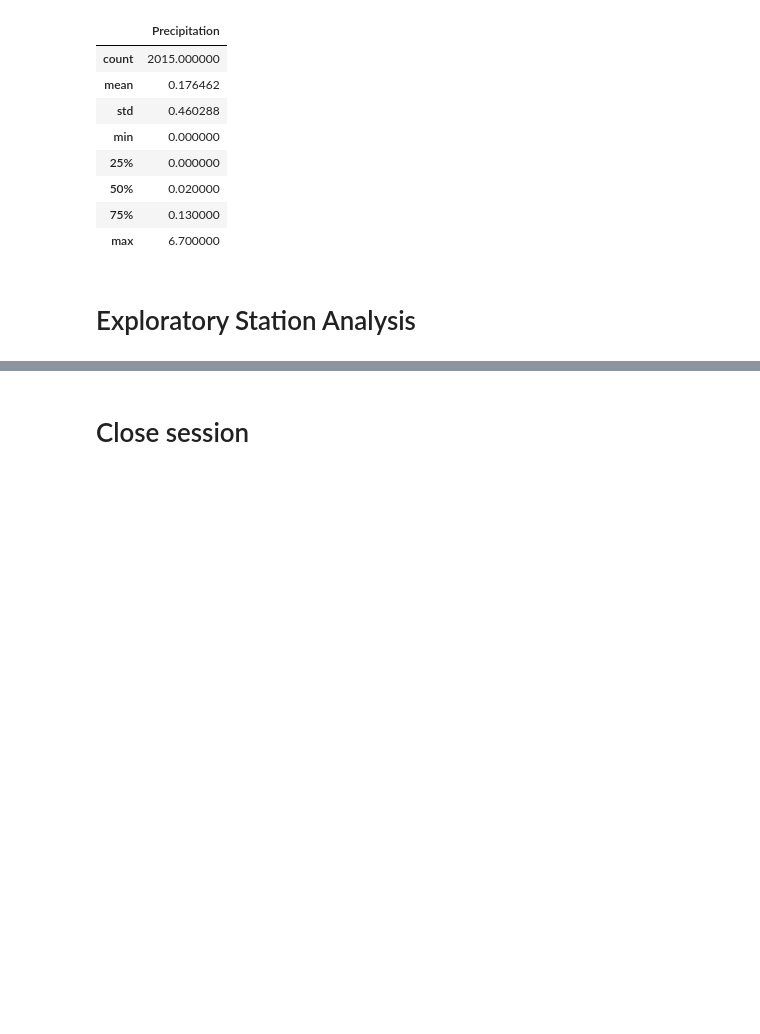
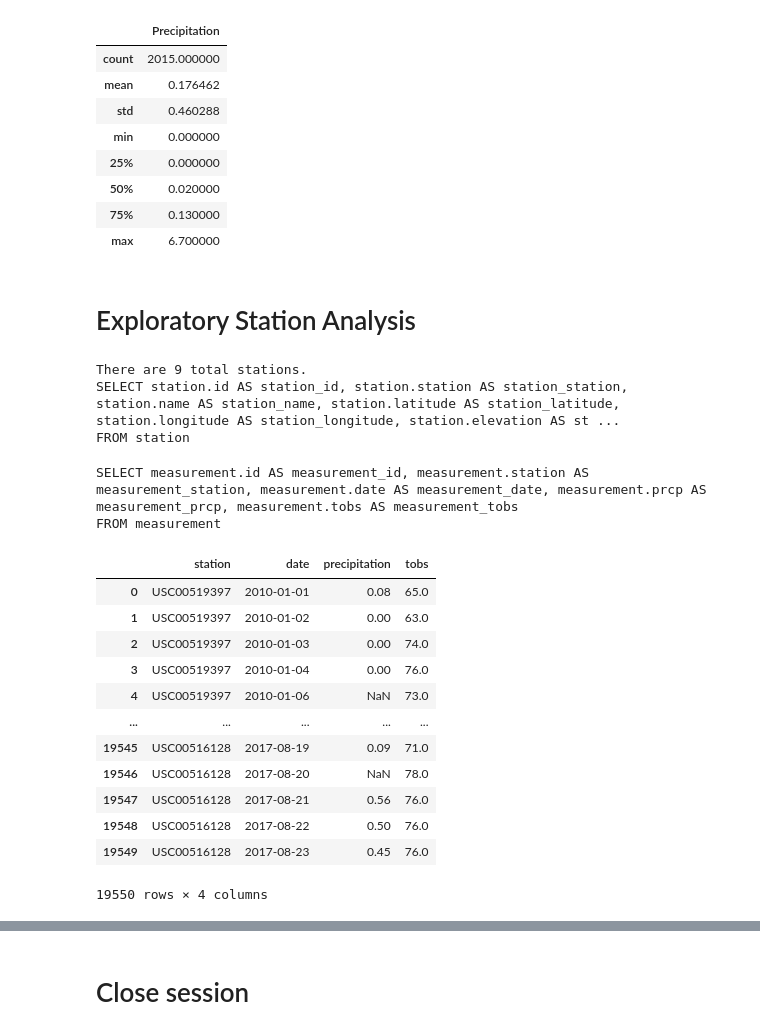
Before and after one commit to hills072/sqlalchemy-challenge, a Jupyter notebook: ClimateAnalysis.ipynb, the cells around one changed output, grey strips where cells are left out. Saved outputs shown, nothing was run; the diff lists cells and outputs as text; code cells hidden in the pictures; blank space fills up the shorter version.

```diff
--- a/ClimateAnalysis.ipynb
+++ b/ClimateAnalysis.ipynb
@@ -122,2 +152,37 @@ precip_df.describe()
 # %%
 # Design a query to calculate the total number stations in the dataset
+
+### print query of Station to pull out translated SQL code for the query to find column names ###
+    ### print(session.query(Station)) ###
+
+print(session.query(Station))
+# %% [output]
+There are 9 total stations.
+SELECT station.id AS station_id, station.station AS station_station, station.name AS station_name, station.latitude AS station_latitude, station.longitude AS station_longitude, station.elevation AS st ...
+FROM station
+# %%
+print(session.query(Measurement))
+# %% [output]
+SELECT measurement.id AS measurement_id, measurement.station AS measurement_station, measurement.date AS measurement_date, measurement.prcp AS measurement_prcp, measurement.tobs AS measurement_tobs
+FROM measurement
+# %%
+measure_data = session.query(Measurement.station, Measurement.date, Measurement.prcp, Measurement.tobs)
+measure_df = pd.DataFrame(measure_data, columns = ['station', 'date', 'precipitation', 'tobs'])
+measure_df.set_index(['station'])
+measure_df.dropna()
+
+measure_df
+# %% [output]
+|  | station | date | precipitation | tobs |
+| 0 | USC00519397 | 2010-01-01 | 0.08 | 65.0 |
+| 1 | USC00519397 | 2010-01-02 | 0.00 | 63.0 |
+| 2 | USC00519397 | 2010-01-03 | 0.00 | 74.0 |
+| 3 | USC00519397 | 2010-01-04 | 0.00 | 76.0 |
+| 4 | USC00519397 | 2010-01-06 | NaN | 73.0 |
+| ... | ... | ... | ... | ... |
+| 19545 | USC00516128 | 2017-08-19 | 0.09 | 71.0 |
+| 19546 | USC00516128 | 2017-08-20 | NaN | 78.0 |
+| 19547 | USC00516128 | 2017-08-21 | 0.56 | 76.0 |
+| 19548 | USC00516128 | 2017-08-22 | 0.50 | 76.0 |
+| 19549 | USC00516128 | 2017-08-23 | 0.45 | 76.0 |
+19550 rows × 4 columns
```
Also changed, not shown: parts of 11 cells of this notebook.
